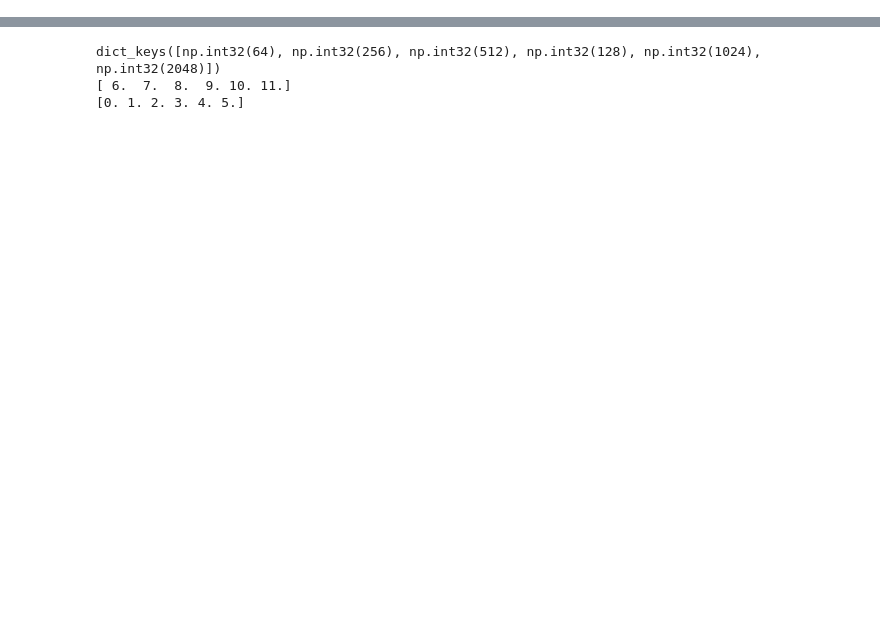
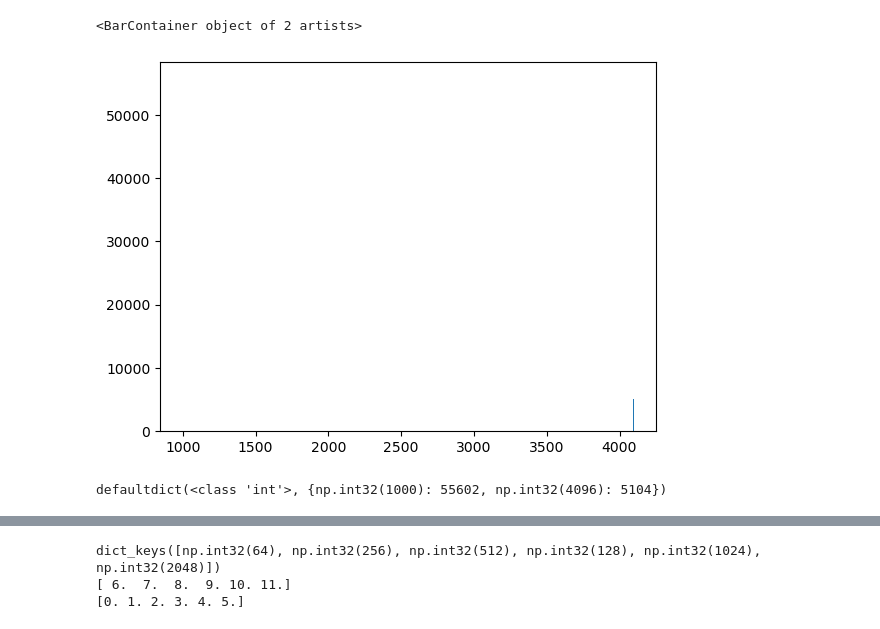
Before and after one commit to dakangaa/DeepTheft, a Jupyter notebook: data_view.ipynb, the cells around one changed output, grey strips where cells are left out. Drawn from its saved outputs; the diff is of its cells as text; code cells hidden in the pictures; blank space fills up the shorter version.

```diff
--- a/data_view.ipynb
+++ b/data_view.ipynb
@@ -9,0 +23,13 @@ defaultdict(<class 'int'>, {np.int32(64): 201640, np.int32(256): 1084480, np.int
+# %%
+hp = file["hp"]
+hp_distrib = defaultdict(int)
+for k in traces.keys():
+    hp_distrib[hp[k][1]] += 1
+plt.bar(hp_distrib.keys(), hp_distrib.values())
+# %% [output]
+<BarContainer object of 2 artists>
+[figure, added]
+# %%
+print(hp_distrib)
+# %% [output]
+defaultdict(<class 'int'>, {np.int32(1000): 55602, np.int32(4096): 5104})
```
Also changed, not shown: parts of 7 cells of this notebook, 51 other files.
